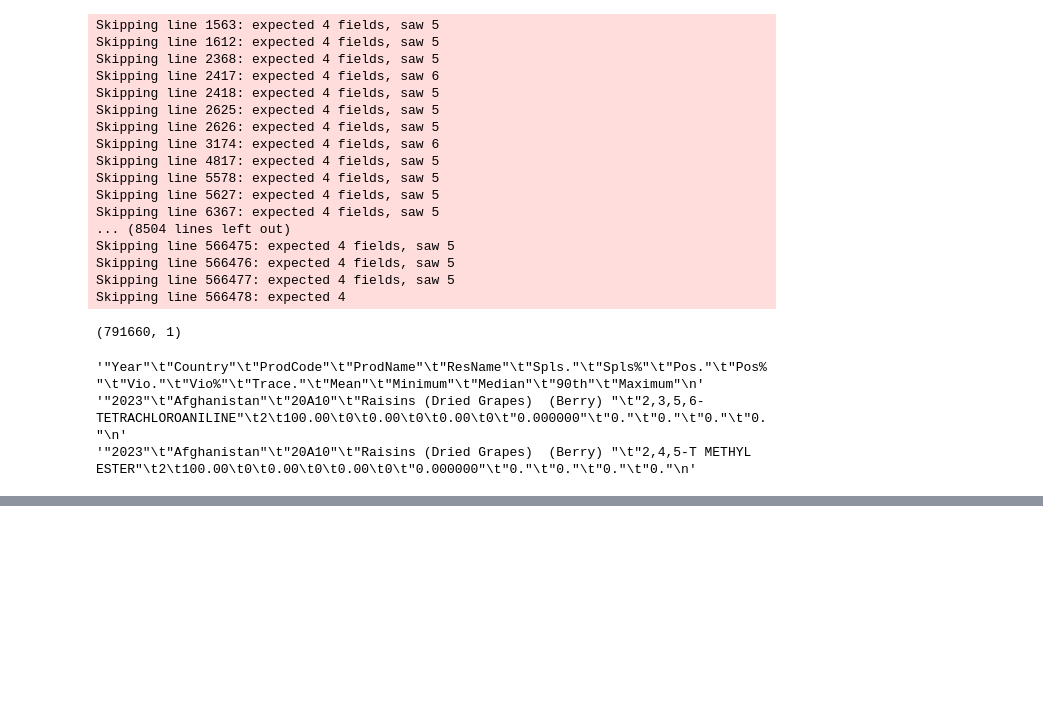
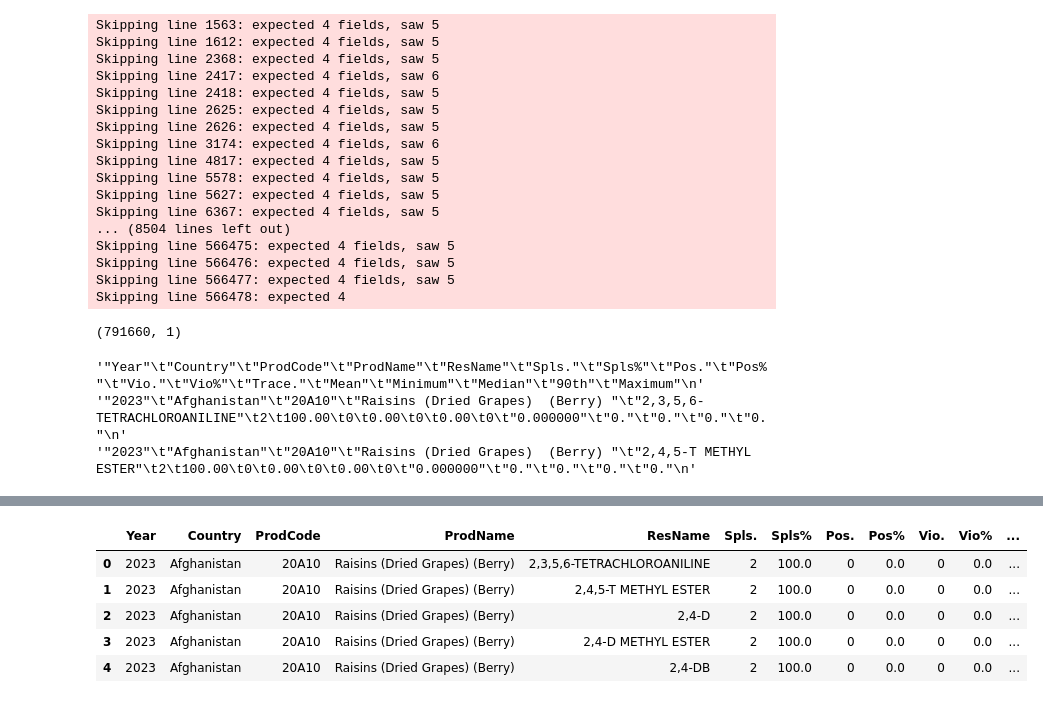
Before and after one commit to Advent-Mechs/fda-compliance-workflow-analyzer, a Jupyter notebook: notebooks/01_explore_country_product_residue.ipynb, the cells around one changed output, grey strips where cells are left out. Drawn from its saved outputs; the diff is of its cells as text; code cells hidden in the pictures; blank space fills up the shorter version.

```diff
--- a/notebooks/01_explore_country_product_residue.ipynb
+++ b/notebooks/01_explore_country_product_residue.ipynb
@@ -35,0 +68,9 @@ for line in first_lines:
+# %%
+df.head()
+# %% [output]
+|  | Year | Country | ProdCode | ProdName | ResName | Spls. | Spls% | Pos. | Pos% | Vio. | Vio% | ... |
+| 0 | 2023 | Afghanistan | 20A10 | Raisins (Dried Grapes) (Berry) | 2,3,5,6-TETRACHLOROANILINE | 2 | 100.0 | 0 | 0.0 | 0 | 0.0 | ... |
+| 1 | 2023 | Afghanistan | 20A10 | Raisins (Dried Grapes) (Berry) | 2,4,5-T METHYL ESTER | 2 | 100.0 | 0 | 0.0 | 0 | 0.0 | ... |
+| 2 | 2023 | Afghanistan | 20A10 | Raisins (Dried Grapes) (Berry) | 2,4-D | 2 | 100.0 | 0 | 0.0 | 0 | 0.0 | ... |
+| 3 | 2023 | Afghanistan | 20A10 | Raisins (Dried Grapes) (Berry) | 2,4-D METHYL ESTER | 2 | 100.0 | 0 | 0.0 | 0 | 0.0 | ... |
+| 4 | 2023 | Afghanistan | 20A10 | Raisins (Dried Grapes) (Berry) | 2,4-DB | 2 | 100.0 | 0 | 0.0 | 0 | 0.0 | ... |
```
Also changed, not shown: parts of 11 cells of this notebook, 2 other files.
